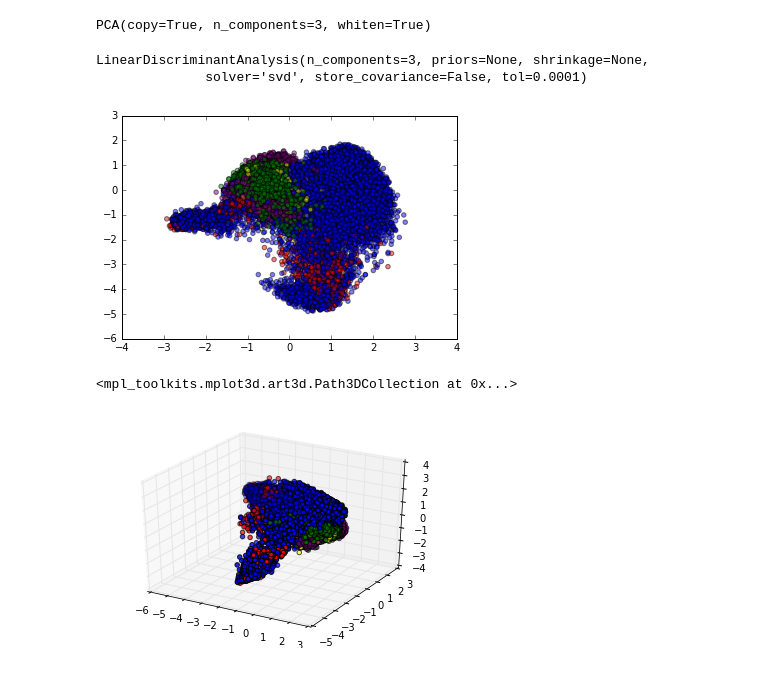
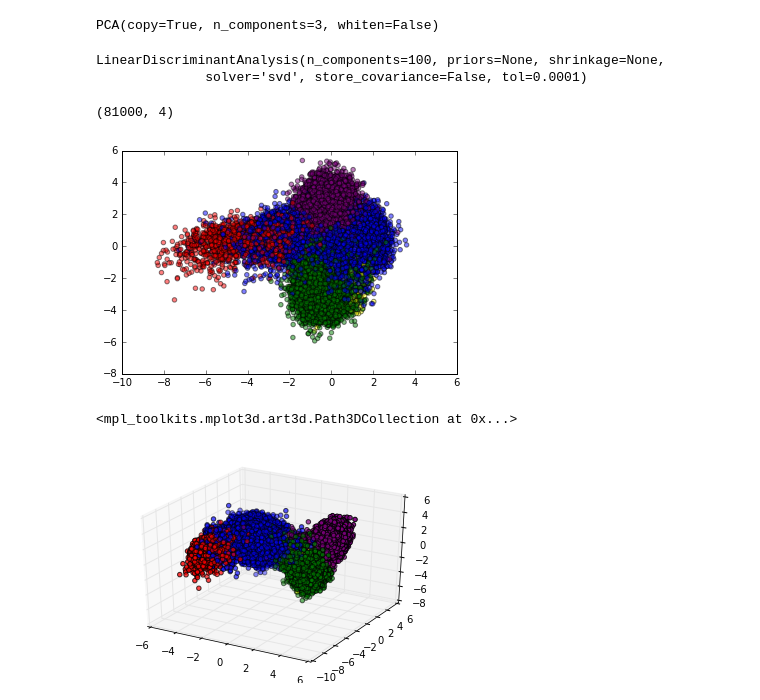
Before and after one commit to fmcc/mss_layout_analysis, a Jupyter notebook: PCA_test.ipynb, the cells around one changed output. Saved outputs shown, nothing was run; the diff lists cells and outputs as text; code cells hidden in the pictures.

```diff
--- a/PCA_test.ipynb
+++ b/PCA_test.ipynb
@@ -20,7 +20,7 @@ def load_data(p):
 
 def load_label(p):
     l = np.load(p)
-    return l.flatten() / 10
+    return l.flatten()/10
 
 d1 = load_data(data_paths[0])
 l1 = load_label(label_paths[0])
@@ -29,7 +29,7 @@ l1 = load_label(label_paths[0])
 labels, data = f.reduce(lambda x, y: (
         np.append(x[0], load_label(y[0])),
         np.concatenate((x[1], load_data(y[1])), axis=0),
-    ), zip(label_paths[1:20], data_paths[1:20]),
+    ), zip(label_paths[1:30], data_paths[1:30]),
     (l1, d1))
 # %%
 labels.shape
@@ -46,13 +46,17 @@ AttributeError: 'list' object has no attribute 'shape'
 # %%
-pca = PCA(n_components=3, whiten=True)
-lda = LinearDiscriminantAnalysis(n_components=3)
+pca = PCA(n_components=3)
+lda = LinearDiscriminantAnalysis(n_components=100)
 # %%
 pca.fit(data)
 # %% [output]
-PCA(copy=True, n_components=3, whiten=True)
+PCA(copy=True, n_components=3, whiten=False)
 # %%
 lda.fit(data,labels)
 # %% [output]
-LinearDiscriminantAnalysis(n_components=3, priors=None, shrinkage=None,
+LinearDiscriminantAnalysis(n_components=100, priors=None, shrinkage=None,
               solver='svd', store_covariance=False, tol=0.0001)
+# %%
+l_d.shape
+# %% [output]
+(81000, 4)
 # %%
@@ -64,16 +68,16 @@ l_rot = np.rot90(l_d)
 # %%
 c = ['red','blue','green','yellow','purple']
 cols = [c[int(i)] for i in labels]
-plt.scatter(p_rot[0], p_rot[1],c=cols, alpha=0.5)
+plt.scatter(l_rot[0], l_rot[1],c=cols, alpha=0.5)
 plt.show()
 # %% [output]
-[figure, old version]
+[figure, new version]
 # %%
 from mpl_toolkits.mplot3d import Axes3D
 fig = plt.figure()
 ax = fig.add_subplot(111, projection='3d')
 
-ax.scatter(p_rot[1], p_rot[2], p_rot[0], zdir='z', c=cols, depthshade=True)
+ax.scatter(l_rot[2], l_rot[0], l_rot[1], zdir='z', c=cols, depthshade=True)
 # %% [output]
 <mpl_toolkits.mplot3d.art3d.Path3DCollection at 0x...>
-[figure, old version]
+[figure, new version]
```
Also changed, not shown: parts of 9 cells of this notebook, 4 other files.
